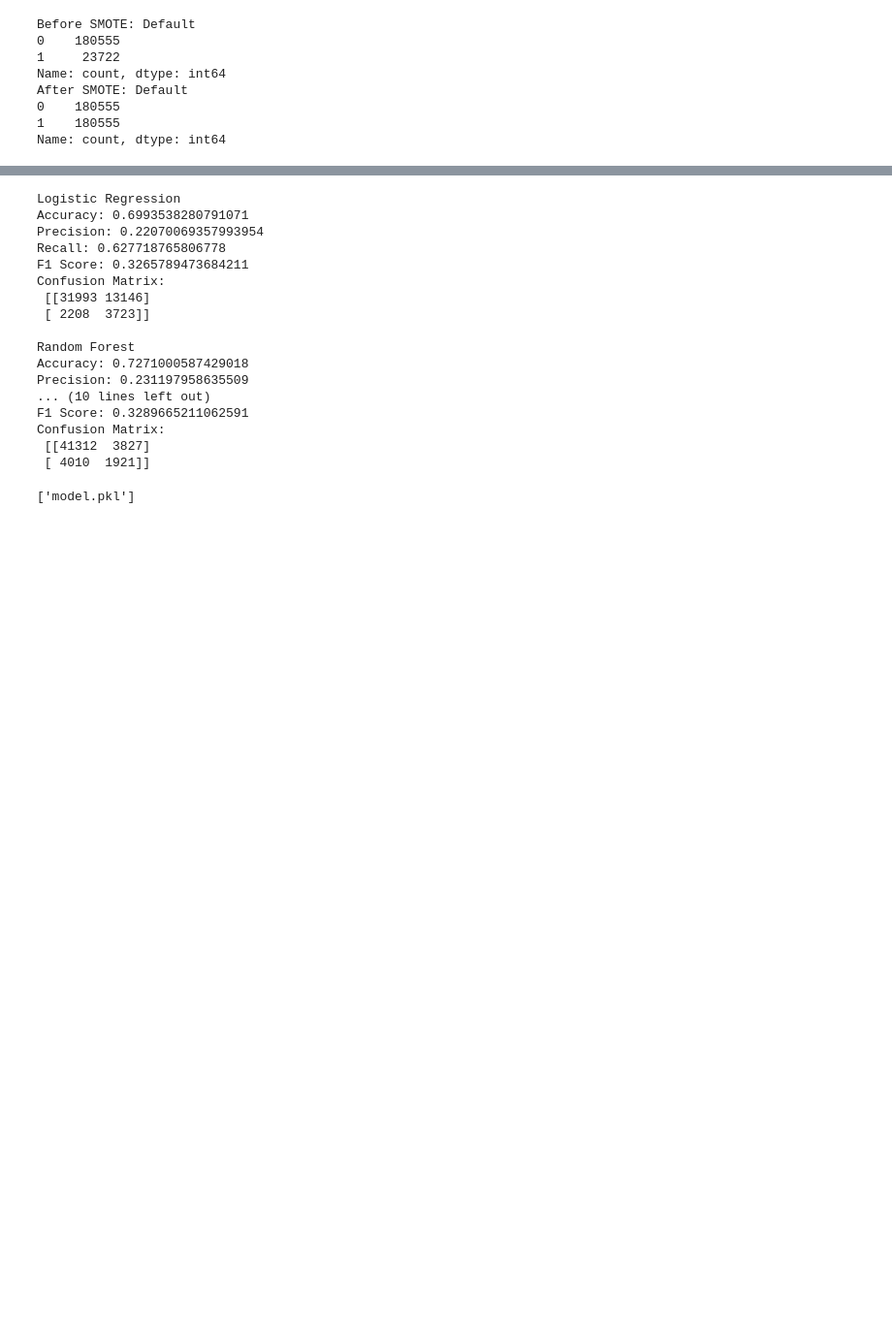
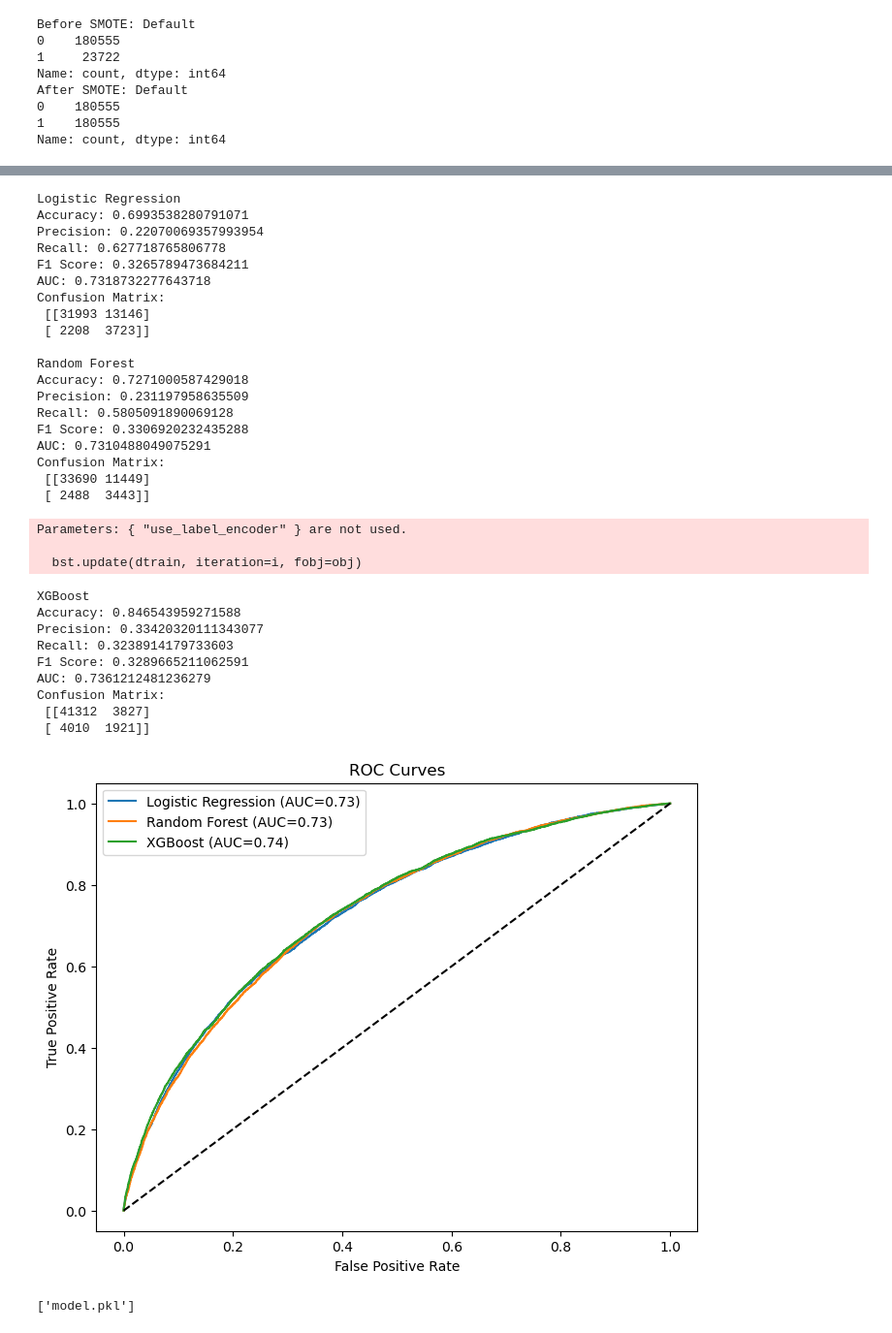
Before and after one commit to SamHaggai-146/LOAN-DEFAULT-RISK-PREDICTION, a Jupyter notebook: Loan-default-risk-prediction(Full Code).ipynb, the cells around one changed output, grey strips where cells are left out. Shown at 97% size. Cells and saved outputs as stored; diff of their text form; code cells hidden in the pictures; blank space fills up the shorter version.

```diff
--- a/Loan-default-risk-prediction(Full Code).ipynb
+++ b/Loan-default-risk-prediction(Full Code).ipynb
@@ -174,43 +193,74 @@ Confusion Matrix:
 # %%
-# Adding HyperParameters
-
+# Define models with tuned hyperparameters
 models = {
-    'Logistic Regression': LogisticRegression(C=0.5, solver='liblinear'),
+    'Logistic Regression': LogisticRegression(C=0.5, solver='liblinear', max_iter=1000),
     'Random Forest': RandomForestClassifier(n_estimators=100, max_depth=10, random_state=42),
-    'XGBoost': xgb.XGBClassifier(n_estimators=100, learning_rate=0.1, max_depth=6, eval_metric='logloss', random_state=42),
+    'XGBoost': xgb.XGBClassifier(n_estimators=100, learning_rate=0.1, max_depth=6,
+                                 eval_metric='logloss', random_state=42, use_label_encoder=False),
 }
 
-from sklearn.metrics import accuracy_score, precision_score, recall_score, f1_score, confusion_matrix
+plt.figure(figsize=(8, 6))
 
+# Train and evaluate
 for name, model in models.items():
     model.fit(X_train_bal, y_train_bal)
     y_pred = model.predict(X_test)
+    y_prob = model.predict_proba(X_test)[:, 1]  # probabilities for ROC/AUC
     cm = confusion_matrix(y_test, y_pred)
+    auc = roc_auc_score(y_test, y_prob)
+    fpr, tpr, _ = roc_curve(y_test, y_prob)
 
     print(f"\n{name}")
     print("Accuracy:", accuracy_score(y_test, y_pred))
     print("Precision:", precision_score(y_test, y_pred))
     print("Recall:", recall_score(y_test, y_pred))
     print("F1 Score:", f1_score(y_test, y_pred))
+    print("AUC:", auc)
     print("Confusion Matrix:\n", cm)
+
+    # Add ROC curve to plot
+    plt.plot(fpr, tpr, label=f"{name} (AUC={auc:.2f})")
+
+# Final ROC Curve plot
+plt.plot([0, 1], [0, 1], 'k--')
+plt.xlabel("False Positive Rate")
+plt.ylabel("True Positive Rate")
+plt.title("ROC Curves")
+plt.legend()
+plt.show()
 # %% [output]
 Logistic Regression
 Accuracy: 0.6993538280791071
 Precision: 0.22070069357993954
 Recall: 0.627718765806778
 F1 Score: 0.3265789473684211
+AUC: 0.7318732277643718
 Confusion Matrix:
  [[31993 13146]
  [ 2208  3723]]
 
 Random Forest
 Accuracy: 0.7271000587429018
 Precision: 0.231197958635509
-... (10 lines left out)
-F1 Score: 0.3289665211062591
+Recall: 0.5805091890069128
+F1 Score: 0.3306920232435288
+AUC: 0.7310488049075291
 Confusion Matrix:
- [[41312  3827]
- [ 4010  1921]]
+ [[33690 11449]
+ [ 2488  3443]]
+Parameters: { "use_label_encoder" } are not used.
+
+  bst.update(dtrain, iteration=i, fobj=obj)
+XGBoost
+Accuracy: 0.846543959271588
+Precision: 0.33420320111343077
+Recall: 0.3238914179733603
+F1 Score: 0.3289665211062591
+AUC: 0.7361212481236279
+Confusion Matrix:
+ [[41312  3827]
+ [ 4010  1921]]
+[figure, added]
 # %%
 # Save the best model in model.pk1
 
```
Also changed, not shown: parts of 7 cells of this notebook.
